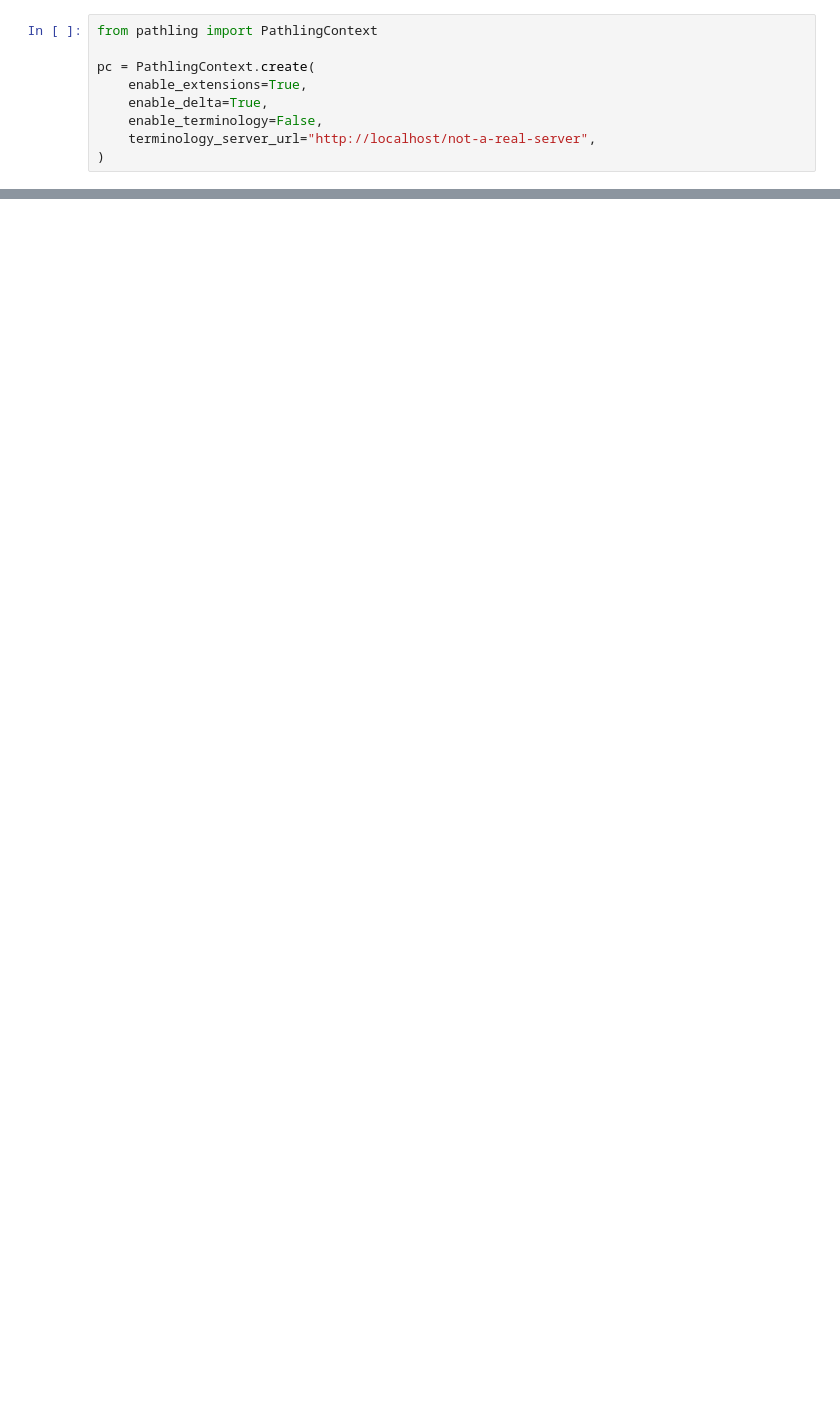
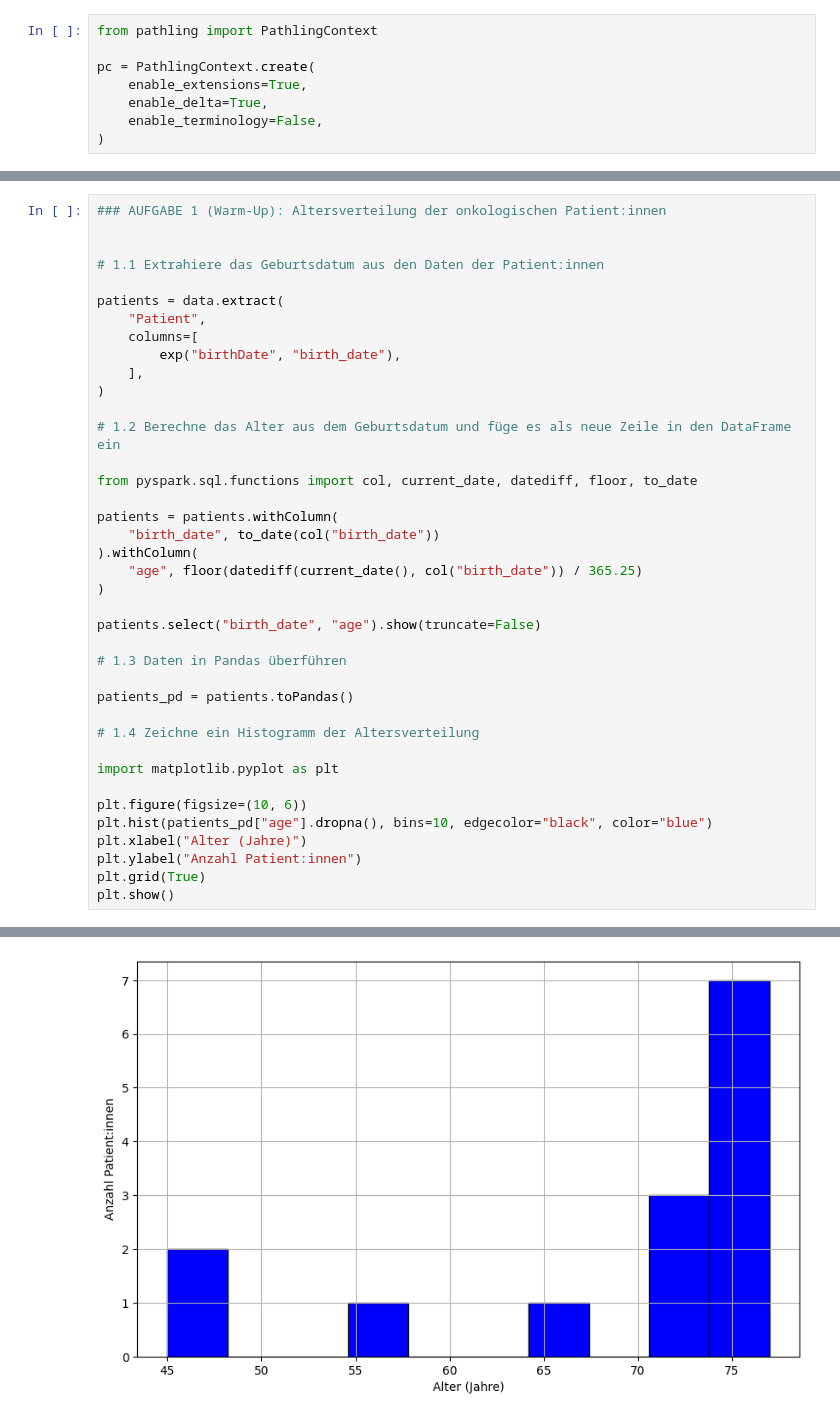
Before and after one commit to bzkf/pathling-workshop, a Jupyter notebook: pathling_workshop.ipynb, the cells around one changed output, grey strips where cells are left out. Saved outputs shown, nothing was run; the diff lists cells and outputs as text; blank space fills up the shorter version.

```diff
--- a/pathling_workshop.ipynb
+++ b/pathling_workshop.ipynb
@@ -55,5 +27,4 @@ pc = PathlingContext.create(
     enable_extensions=True,
     enable_delta=True,
     enable_terminology=False,
-    terminology_server_url="http://localhost/not-a-real-server",
 )
@@ -197,0 +204,40 @@ To launch DuckDB now, type
+# %%
+### AUFGABE 1 (Warm-Up): Altersverteilung der onkologischen Patient:innen
+
+
+# 1.1 Extrahiere das Geburtsdatum aus den Daten der Patient:innen
+
+patients = data.extract(
+    "Patient",
+    columns=[
+        exp("birthDate", "birth_date"),
+    ],
+)
+
+# 1.2 Berechne das Alter aus dem Geburtsdatum und füge es als neue Zeile in den DataFrame ein
+
+from pyspark.sql.functions import col, current_date, datediff, floor, to_date
+
+patients = patients.withColumn(
+    "birth_date", to_date(col("birth_date"))
+).withColumn(
+    "age", floor(datediff(current_date(), col("birth_date")) / 365.25)
+)
+
+patients.select("birth_date", "age").show(truncate=False)
+
+# 1.3 Daten in Pandas überführen
+
+patients_pd = patients.toPandas()
+
+# 1.4 Zeichne ein Histogramm der Altersverteilung
+
+import matplotlib.pyplot as plt
+
+plt.figure(figsize=(10, 6))
+plt.hist(patients_pd["age"].dropna(), bins=10, edgecolor="black", color="blue")
+plt.xlabel("Alter (Jahre)")
+plt.ylabel("Anzahl Patient:innen")
+plt.grid(True)
+plt.show()
+# %% [output]
@@ -197,0 +263 @@ To launch DuckDB now, type
+[figure, added]
```
Also changed, not shown: parts of 13 cells of this notebook.
